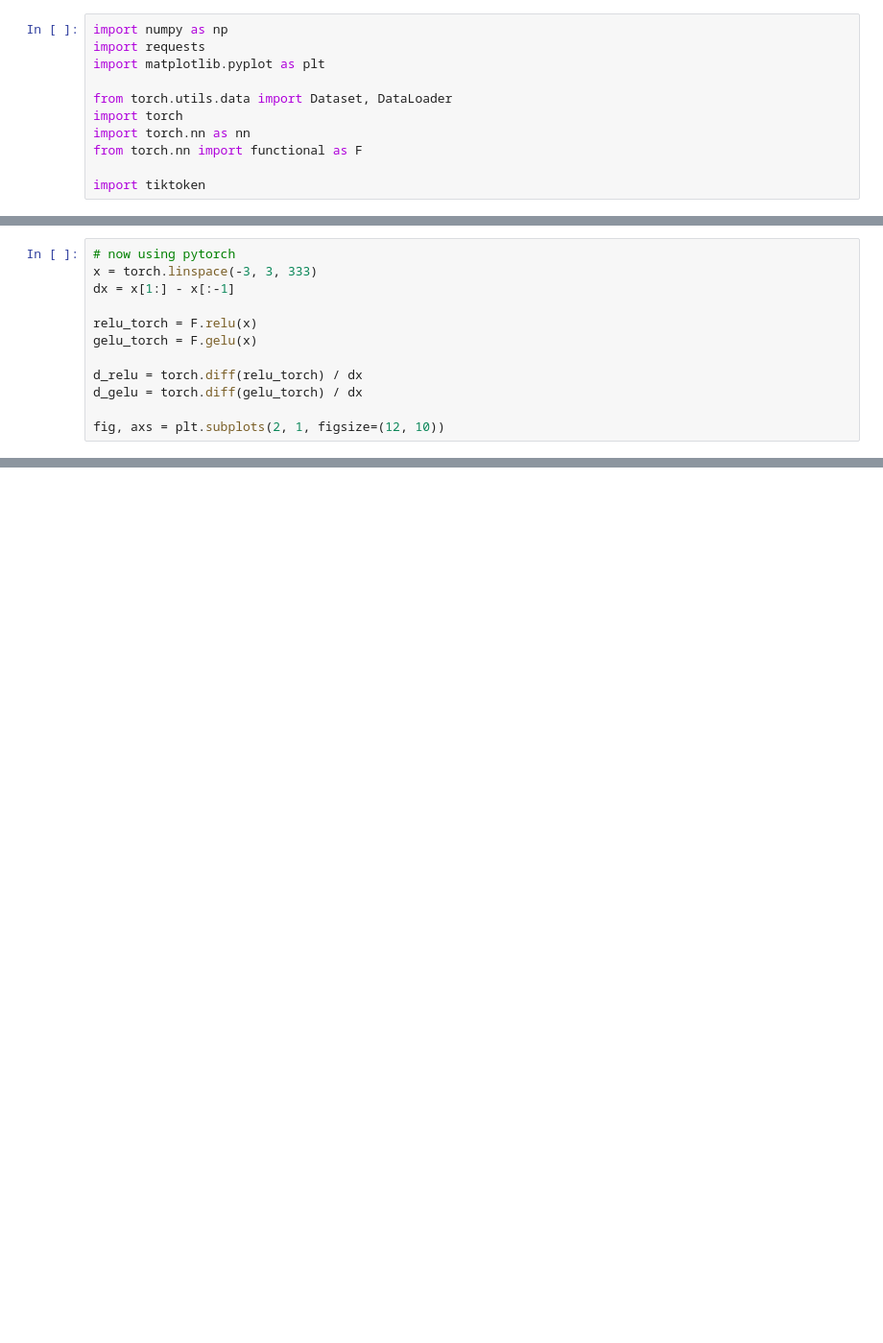
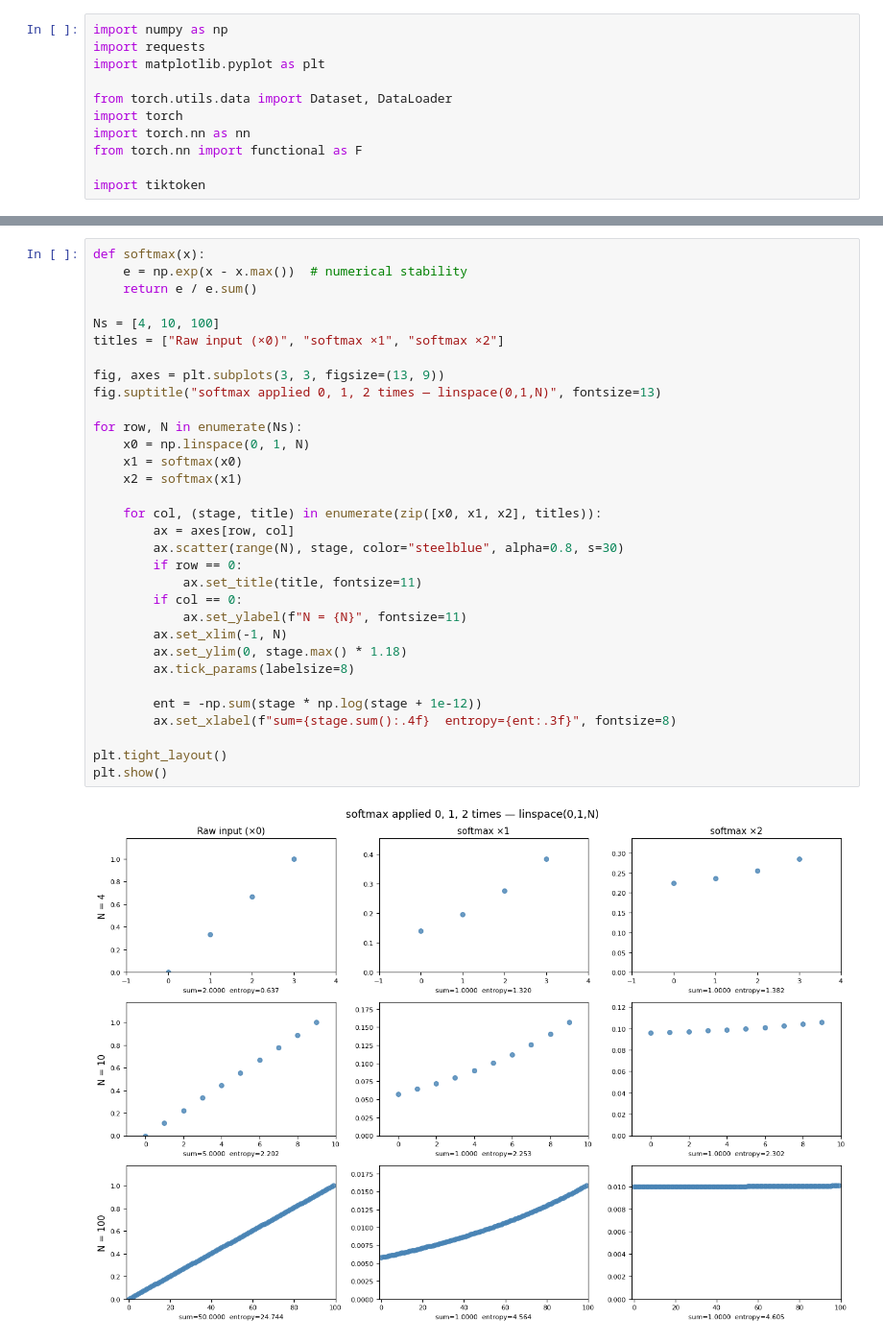
Before and after one commit to pablogasco1/deep-learning, a Jupyter notebook: notebooks_llms/03-build_a_gpt_3.ipynb, the cells around one changed output, grey strips where cells are left out. Shown at 96% size. Saved outputs shown, nothing was run; the diff lists cells and outputs as text; blank space fills up the shorter version.

```diff
--- a/notebooks_llms/03-build_a_gpt_3.ipynb
+++ b/notebooks_llms/03-build_a_gpt_3.ipynb
@@ -95,12 +11,0 @@ plt.show()
-# %%
-# now using pytorch
-x = torch.linspace(-3, 3, 333)
-dx = x[1:] - x[:-1]
-
-relu_torch = F.relu(x)
-gelu_torch = F.gelu(x)
-
-d_relu = torch.diff(relu_torch) / dx
-d_gelu = torch.diff(gelu_torch) / dx
-
-fig, axs = plt.subplots(2, 1, figsize=(12, 10))
@@ -106,0 +21,34 @@ fig, axs = plt.subplots(2, 1, figsize=(12, 10))
+# %%
+def softmax(x):
+    e = np.exp(x - x.max())  # numerical stability
+    return e / e.sum()
+
+Ns = [4, 10, 100]
+titles = ["Raw input (×0)", "softmax ×1", "softmax ×2"]
+
+fig, axes = plt.subplots(3, 3, figsize=(13, 9))
+fig.suptitle("softmax applied 0, 1, 2 times — linspace(0,1,N)", fontsize=13)
+
+for row, N in enumerate(Ns):
+    x0 = np.linspace(0, 1, N)
+    x1 = softmax(x0)
+    x2 = softmax(x1)
+
+    for col, (stage, title) in enumerate(zip([x0, x1, x2], titles)):
+        ax = axes[row, col]
+        ax.scatter(range(N), stage, color="steelblue", alpha=0.8, s=30)
+        if row == 0:
+            ax.set_title(title, fontsize=11)
+        if col == 0:
+            ax.set_ylabel(f"N = {N}", fontsize=11)
+        ax.set_xlim(-1, N)
+        ax.set_ylim(0, stage.max() * 1.18)
+        ax.tick_params(labelsize=8)
+
+        ent = -np.sum(stage * np.log(stage + 1e-12))
+        ax.set_xlabel(f"sum={stage.sum():.4f}  entropy={ent:.3f}", fontsize=8)
+
+plt.tight_layout()
+plt.show()
+# %% [output]
+[figure, added]
```
Also changed, not shown: parts of 12 cells of this notebook, 6 other files.
